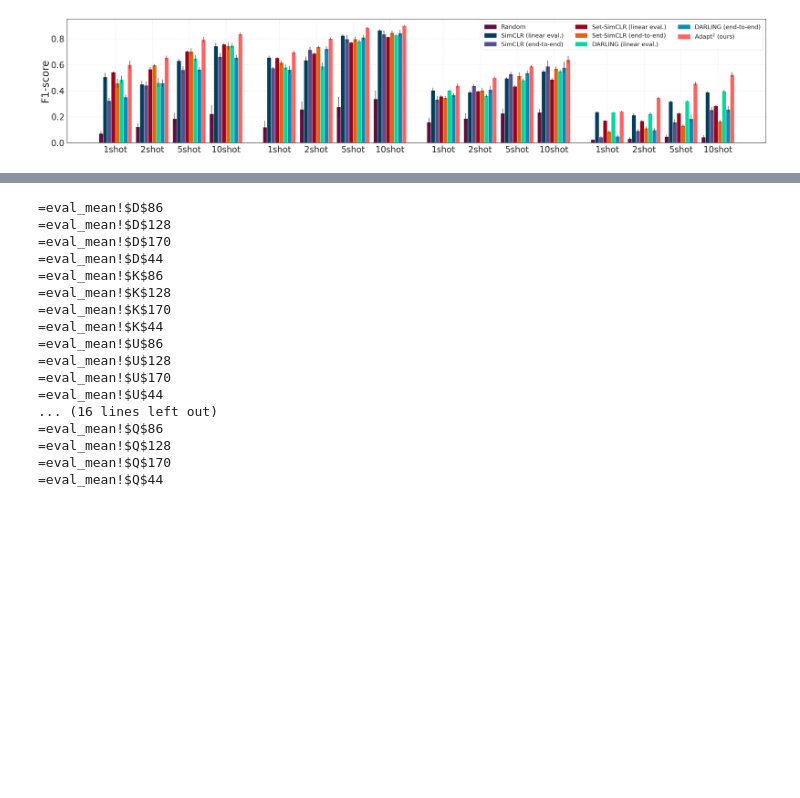
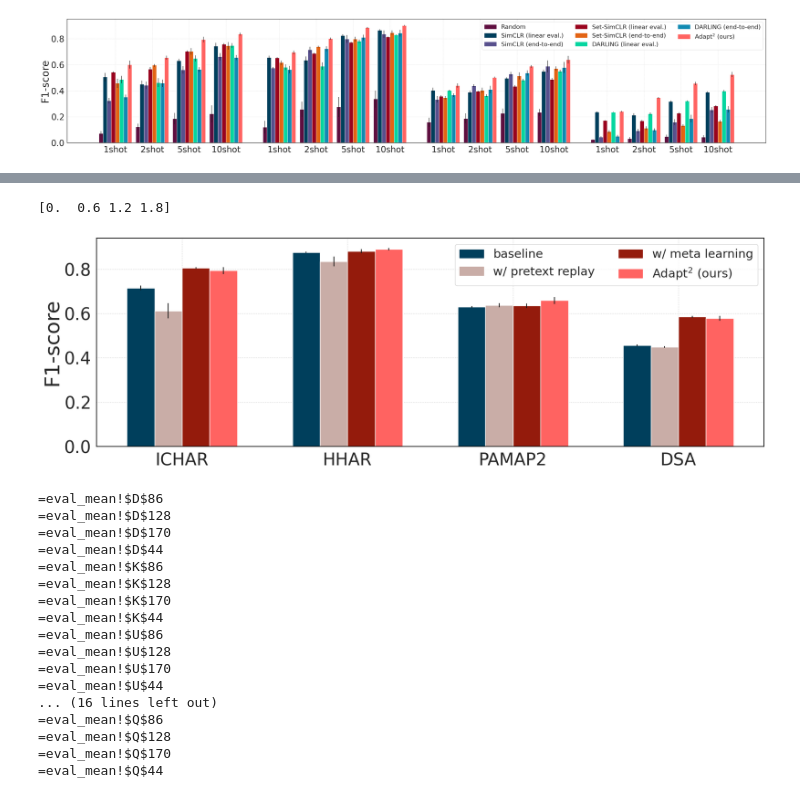
Before and after one commit to diamond264/augcon, a Jupyter notebook: visualization/plotting.ipynb, the cells around one changed output, grey strips where cells are left out. Drawn from its saved outputs; the diff is of its cells as text; code cells hidden in the pictures; blank space fills up the shorter version.

```diff
--- a/visualization/plotting.ipynb
+++ b/visualization/plotting.ipynb
@@ -803,3 +841,11 @@ Name: accuracy, dtype: float64
+# %%
+tpn_ablation = ablation_data['Multi-task']
+plot_ablation(tpn_ablation, palette= palette,
+                              use_hatches=use_hatches, hatch1=hatch1, hatch2=hatch2,
+                              size=(18, 6), save='./pdfs/eval_multitask_ablation.pdf')
+# %% [output]
+[0.  0.6 1.2 1.8]
+[figure, added]
 # %%
 def gen_gsheet_shots_exp(type='eval_mean'):
     order = 'K U Q J T P L V R'.split()
```
Also changed, not shown: parts of 4 cells of this notebook, 3 other files.
